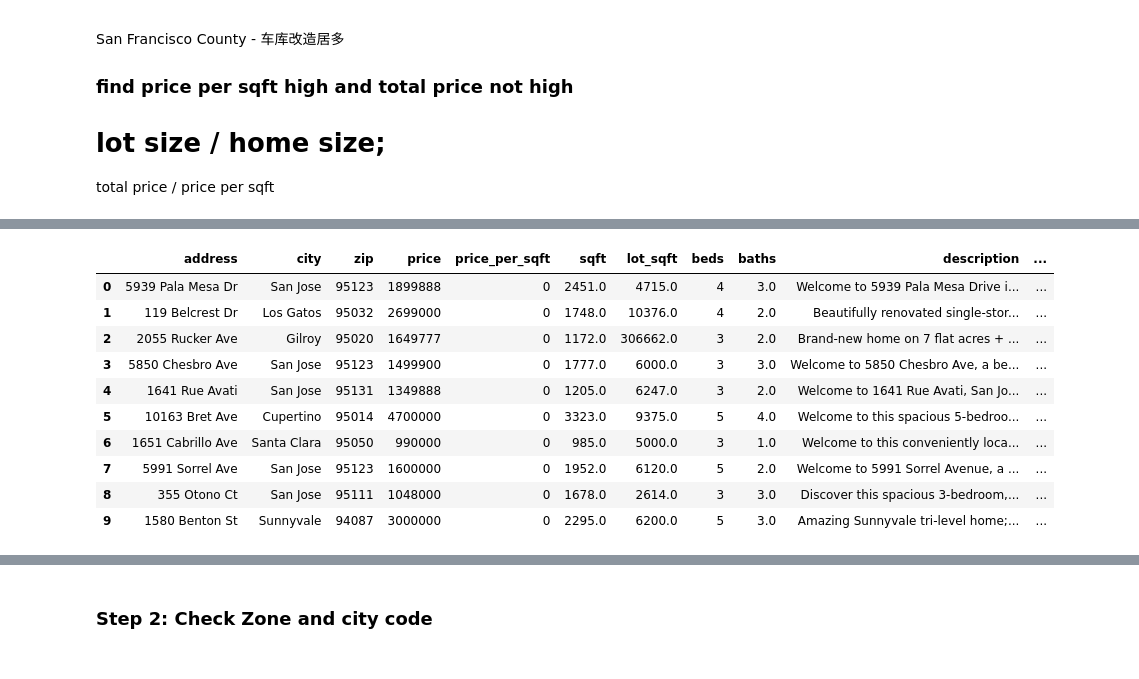
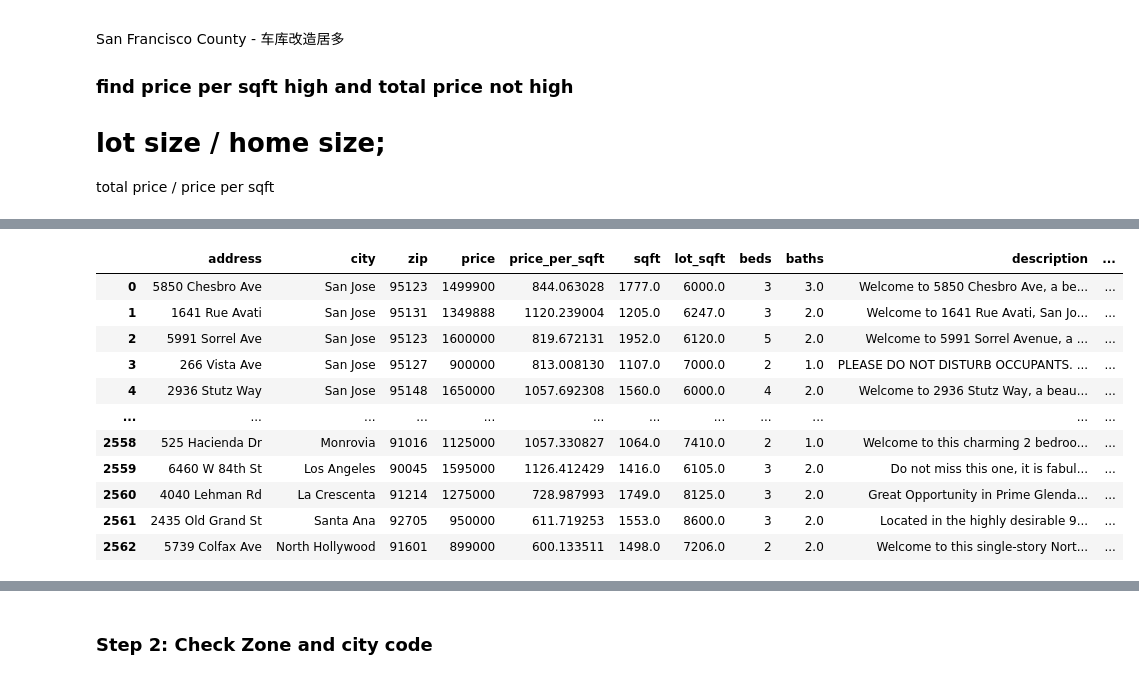
Before and after one commit to ilovemyapps/realestatepal, a Jupyter notebook: backend_services/data-prep-process/agentic-demo.ipynb, the cells around one changed output, grey strips where cells are left out. Saved outputs shown, nothing was run; the diff lists cells and outputs as text; code cells hidden in the pictures.

```diff
--- a/backend_services/data-prep-process/agentic-demo.ipynb
+++ b/backend_services/data-prep-process/agentic-demo.ipynb
@@ -23,7 +23,9 @@ total price / price per sqft
 import json
 import pandas as pd
 import os
-pd.set_option('display.max_colwidth', 300)
+
+#display width change to 1000
+pd.set_option('display.max_colwidth', 200)
 # %%
 # Define file paths
 data_dir = "../data/raw/"
@@ -58,7 +60,6 @@ for county_name, data in county_data.items():
             'lot_sqft': listing.get('description', {}).get('lot_sqft', 0),
             'beds': listing.get('description', {}).get('beds', 0),
             'baths': listing.get('description', {}).get('baths', 0),
-            #add text
             'description': listing.get('description', {}).get('text', ''),
             'year_built': listing.get('description', {}).get('year_built', 0),
             'garage': listing.get('description', {}).get('garage', 0),
@@ -82,11 +83,8 @@ for county_name, df in county_dfs.items():
 #conver to pandas dataframe
 county_dfs = pd.concat(county_dfs.values())
 
-#display width change to 1000
-pd.set_option('display.max_colwidth', 300)
-
 #display
-county_dfs.head(10)
+county_dfs.head(5)
 # %% [output]
 Loaded Santa Clara County: 1366 listings
 Loaded Alameda County: 1841 listings
@@ -119,4 +112,52 @@ Santa Clara County Statistics:
 # %%
-#display
-county_dfs.head(10)
+#calculate price per sqft / total price
+county_dfs['price_per_sqft'] = county_dfs['price'] / county_dfs['sqft']
+print(county_dfs.shape)
+
+#analyze county_dfs['price_per_sqft']
+#plot price per sqft
+# import matplotlib.pyplot as plt
+# plt.figure(figsize=(10, 6))
+# plt.hist(county_dfs['price_per_sqft'], bins=50, color='skyblue', edgecolor='black')
+# plt.title('Distribution of Price per Square Foot')
+# plt.xlabel('Price per Square Foot')
+# plt.ylabel('Frequency')
+# plt.show()
+
+#filter price and unit price
+county_dfs = county_dfs[(county_dfs['price']<3000000)&(county_dfs['price']>700000)]
+print(county_dfs.shape)
+
+county_dfs = county_dfs[(county_dfs['price_per_sqft']>600)&(county_dfs['price_per_sqft']<1200)]
+print(county_dfs.shape)
+#calculate  lot sqft/home sqft ratio
+county_dfs['lot_sqft_ratio'] = county_dfs['lot_sqft'] / county_dfs['sqft']
+print(county_dfs.shape)
+
+#remove those who have lot_sqft_ratio > 100
+county_dfs = county_dfs[(county_dfs['lot_sqft_ratio']<20)&(county_dfs['lot_sqft_ratio']>3)]
+print(county_dfs.shape)
+#select lot sqft > 5000 and home sqft < 2500
+county_dfs = county_dfs[(county_dfs['lot_sqft']>5000)&(county_dfs['sqft']<2500)]
+print(county_dfs.shape)
+#select home year built < 2006
+county_dfs = county_dfs[county_dfs['year_built']<2010]
+print(county_dfs.shape)
+
+
+#analyze lot_sqft_ratio
+#plot lot_sqft_ratio
+# import matplotlib.pyplot as plt
+# plt.figure(figsize=(10, 6))
+# plt.hist(county_dfs['lot_sqft_ratio'], bins=50, color='skyblue', edgecolor='black')
+# plt.title('Distribution of Lot Square Footage Ratio')
+# plt.xlabel('Lot Square Footage Ratio')
+# plt.ylabel('Frequency')
+# plt.show()
+
+county_dfs = county_dfs.reset_index(drop=True)
+county_dfs
+
+
+#remove those who have adu already
 # %% [output]
@@ -123,11 +172,12 @@ county_dfs.head(10)
 |  | address | city | zip | price | price_per_sqft | sqft | lot_sqft | beds | baths | description | ... |
-| 0 | 5939 Pala Mesa Dr | San Jose | 95123 | 1899888 | 0 | 2451.0 | 4715.0 | 4 | 3.0 | Welcome to 5939 Pala Mesa Drive i... | ... |
-| 1 | 119 Belcrest Dr | Los Gatos | 95032 | 2699000 | 0 | 1748.0 | 10376.0 | 4 | 2.0 | Beautifully renovated single-stor... | ... |
-| 2 | 2055 Rucker Ave | Gilroy | 95020 | 1649777 | 0 | 1172.0 | 306662.0 | 3 | 2.0 | Brand-new home on 7 flat acres + ... | ... |
-| 3 | 5850 Chesbro Ave | San Jose | 95123 | 1499900 | 0 | 1777.0 | 6000.0 | 3 | 3.0 | Welcome to 5850 Chesbro Ave, a be... | ... |
-| 4 | 1641 Rue Avati | San Jose | 95131 | 1349888 | 0 | 1205.0 | 6247.0 | 3 | 2.0 | Welcome to 1641 Rue Avati, San Jo... | ... |
-| 5 | 10163 Bret Ave | Cupertino | 95014 | 4700000 | 0 | 3323.0 | 9375.0 | 5 | 4.0 | Welcome to this spacious 5-bedroo... | ... |
-| 6 | 1651 Cabrillo Ave | Santa Clara | 95050 | 990000 | 0 | 985.0 | 5000.0 | 3 | 1.0 | Welcome to this conveniently loca... | ... |
-| 7 | 5991 Sorrel Ave | San Jose | 95123 | 1600000 | 0 | 1952.0 | 6120.0 | 5 | 2.0 | Welcome to 5991 Sorrel Avenue, a ... | ... |
-| 8 | 355 Otono Ct | San Jose | 95111 | 1048000 | 0 | 1678.0 | 2614.0 | 3 | 3.0 | Discover this spacious 3-bedroom,... | ... |
-| 9 | 1580 Benton St | Sunnyvale | 94087 | 3000000 | 0 | 2295.0 | 6200.0 | 5 | 3.0 | Amazing Sunnyvale tri-level home;... | ... |
+| 0 | 5850 Chesbro Ave | San Jose | 95123 | 1499900 | 844.063028 | 1777.0 | 6000.0 | 3 | 3.0 | Welcome to 5850 Chesbro Ave, a be... | ... |
+| 1 | 1641 Rue Avati | San Jose | 95131 | 1349888 | 1120.239004 | 1205.0 | 6247.0 | 3 | 2.0 | Welcome to 1641 Rue Avati, San Jo... | ... |
+| 2 | 5991 Sorrel Ave | San Jose | 95123 | 1600000 | 819.672131 | 1952.0 | 6120.0 | 5 | 2.0 | Welcome to 5991 Sorrel Avenue, a ... | ... |
+| 3 | 266 Vista Ave | San Jose | 95127 | 900000 | 813.008130 | 1107.0 | 7000.0 | 2 | 1.0 | PLEASE DO NOT DISTURB OCCUPANTS. ... | ... |
+| 4 | 2936 Stutz Way | San Jose | 95148 | 1650000 | 1057.692308 | 1560.0 | 6000.0 | 4 | 2.0 | Welcome to 2936 Stutz Way, a beau... | ... |
+| ... | ... | ... | ... | ... | ... | ... | ... | ... | ... | ... | ... |
+| 2558 | 525 Hacienda Dr | Monrovia | 91016 | 1125000 | 1057.330827 | 1064.0 | 7410.0 | 2 | 1.0 | Welcome to this charming 2 bedroo... | ... |
+| 2559 | 6460 W 84th St | Los Angeles | 90045 | 1595000 | 1126.412429 | 1416.0 | 6105.0 | 3 | 2.0 | Do not miss this one, it is fabul... | ... |
+| 2560 | 4040 Lehman Rd | La Crescenta | 91214 | 1275000 | 728.987993 | 1749.0 | 8125.0 | 3 | 2.0 | Great Opportunity in Prime Glenda... | ... |
+| 2561 | 2435 Old Grand St | Santa Ana | 92705 | 950000 | 611.719253 | 1553.0 | 8600.0 | 3 | 2.0 | Located in the highly desirable 9... | ... |
+| 2562 | 5739 Colfax Ave | North Hollywood | 91601 | 899000 | 600.133511 | 1498.0 | 7206.0 | 2 | 2.0 | Welcome to this single-story Nort... | ... |
```
Also changed, not shown: parts of 6 cells of this notebook, 7 other files.
